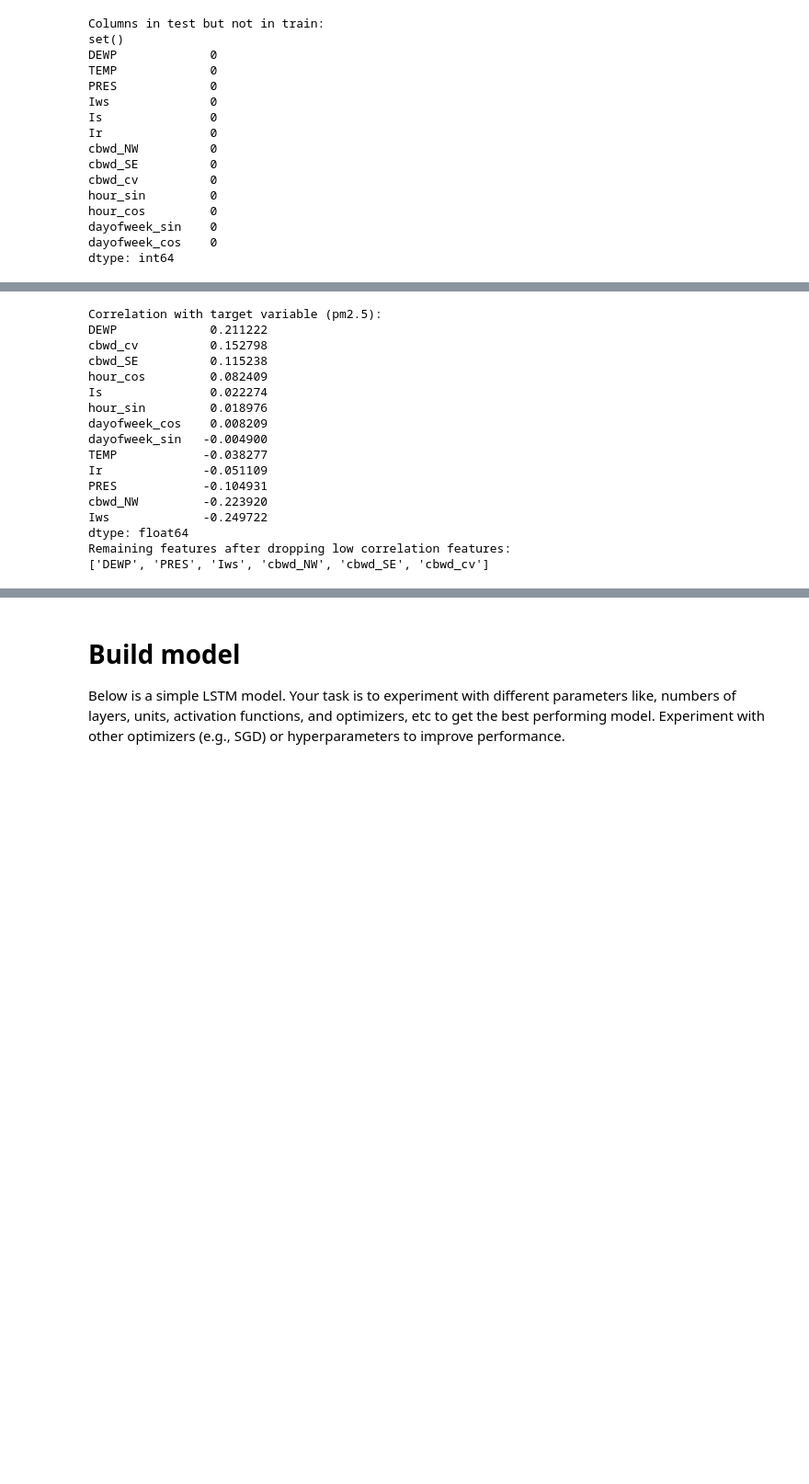
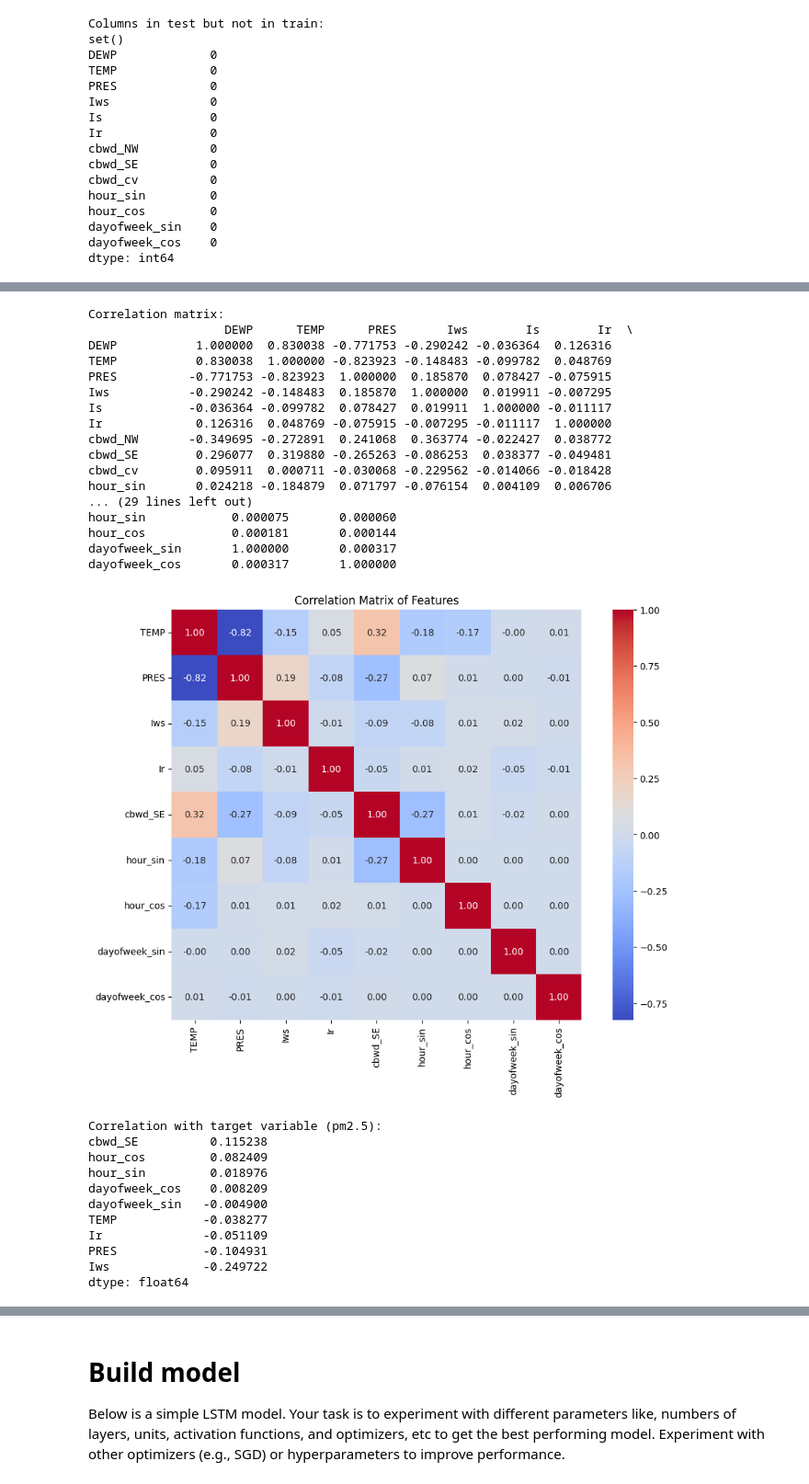
Before and after one commit to makuachteny/alu-machine_learning, a Jupyter notebook: Air_Quality_Forecasting/notebook.ipynb, the cells around one changed output, grey strips where cells are left out. Shown at 92% size. Cells and saved outputs as stored; diff of their text form; code cells hidden in the pictures; blank space fills up the shorter version.

```diff
--- a/Air_Quality_Forecasting/notebook.ipynb
+++ b/Air_Quality_Forecasting/notebook.ipynb
@@ -289,46 +289,63 @@ dayofweek_sin    0
 dayofweek_cos    0
 dtype: int64
 # %%
+
 # Confusion matrix to check the correlation between features
+plt.figure(figsize=(12, 8))
+sns.heatmap(X_train.corr(), annot=True, fmt=".2f", cmap='coolwarm', square=True)
+plt.title('Correlation Matrix of Features')
+plt.show()
+
+
+# Drop redundant features that are highly correlated with each other
+df_corr = X_train.corr()
+print("Correlation matrix:")
+print(df_corr)
+
+# Drop features that are highly correlated with each other
+X_train.drop(['DEWP', 'cbwd_NW', 'Is', 'cbwd_cv'], axis=1, inplace=True)
+
+# correlation after dropping features that are highly correlated
 plt.figure(figsize=(12, 8))
 sns.heatmap(X_train.corr(), annot=True, fmt=".2f", cmap='coolwarm', square=True)
 plt.title('Correlation Matrix of Features')
 plt.show()
 # Calculate correlation in respect to the target variable
 correlation = X_train.corrwith(y_train).sort_values(ascending=False)
 # Print the correlation values
 print("Correlation with target variable (pm2.5):")
 print(correlation)
-
-# Drop features with low correlation to the target variable
-low_correlation_threshold = 0.1
-low_correlation_features = correlation[abs(correlation) < low_correlation_threshold].index.tolist()
-# Drop low correlation features from the training set
-X_train.drop(columns=low_correlation_features, inplace=True)
-# Drop low correlation features from the test set
-test.drop(columns=low_correlation_features, inplace=True)
-# Print the remaining features after dropping low correlation features
-print("Remaining features after dropping low correlation features:")
-print(X_train.columns.tolist())
 # %% [output]
 [figure]
-Correlation with target variable (pm2.5):
-DEWP             0.211222
-cbwd_cv          0.152798
-cbwd_SE          0.115238
-hour_cos         0.082409
-Is               0.022274
-hour_sin         0.018976
-dayofweek_cos    0.008209
-dayofweek_sin   -0.004900
-TEMP            -0.038277
-Ir              -0.051109
-PRES            -0.104931
-cbwd_NW         -0.223920
-Iws             -0.249722
-dtype: float64
-Remaining features after dropping low correlation features:
-['DEWP', 'PRES', 'Iws', 'cbwd_NW', 'cbwd_SE', 'cbwd_cv']
+Correlation matrix:
+                   DEWP      TEMP      PRES       Iws        Is        Ir  \
+DEWP           1.000000  0.830038 -0.771753 -0.290242 -0.036364  0.126316
+TEMP           0.830038  1.000000 -0.823923 -0.148483 -0.099782  0.048769
+PRES          -0.771753 -0.823923  1.000000  0.185870  0.078427 -0.075915
+Iws           -0.290242 -0.148483  0.185870  1.000000  0.019911 -0.007295
+Is            -0.036364 -0.099782  0.078427  0.019911  1.000000 -0.011117
+Ir             0.126316  0.048769 -0.075915 -0.007295 -0.011117  1.000000
+cbwd_NW       -0.349695 -0.272891  0.241068  0.363774 -0.022427  0.038772
+cbwd_SE        0.296077  0.319880 -0.265263 -0.086253  0.038377 -0.049481
+cbwd_cv        0.095911  0.000711 -0.030068 -0.229562 -0.014066 -0.018428
+hour_sin       0.024218 -0.184879  0.071797 -0.076154  0.004109  0.006706
+... (29 lines left out)
+hour_sin            0.000075       0.000060
+hour_cos            0.000181       0.000144
+dayofweek_sin       1.000000       0.000317
+dayofweek_cos       0.000317       1.000000
+[figure, added]
+Correlation with target variable (pm2.5):
+cbwd_SE          0.115238
+hour_cos         0.082409
+hour_sin         0.018976
+dayofweek_cos    0.008209
+dayofweek_sin   -0.004900
+TEMP            -0.038277
+Ir              -0.051109
+PRES            -0.104931
+Iws             -0.249722
+dtype: float64
 # %%
 # For input features
 X_scaler = MinMaxScaler()
```
Also changed, not shown: parts of 6 cells of this notebook, 1 other file.
